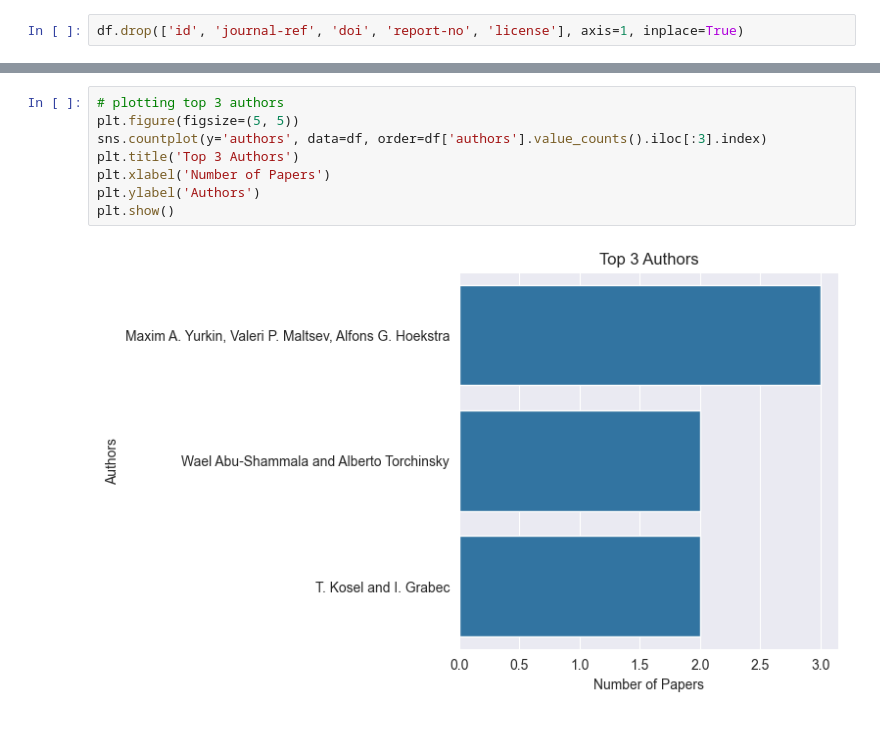
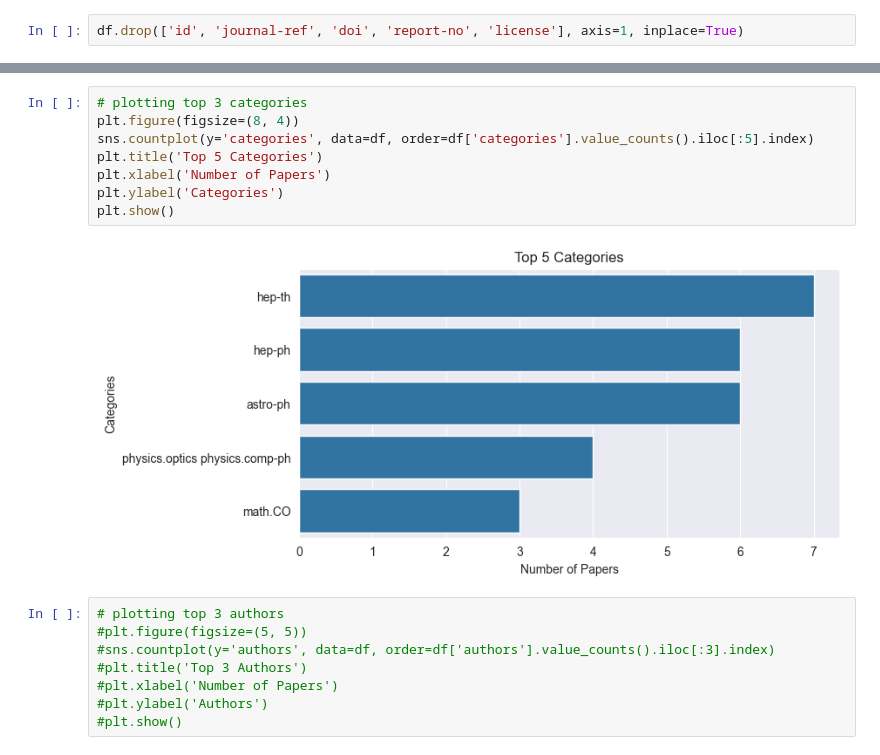
Before and after one commit to Phillus1999/data_science_2, a Jupyter notebook: projects/uebung_5/eda_daniel.ipynb, the cells around one changed output, grey strips where cells are left out. Saved outputs shown, nothing was run; the diff lists cells and outputs as text.

Commit message:
eda daniel added plots

```diff
--- a/projects/uebung_5/eda_daniel.ipynb
+++ b/projects/uebung_5/eda_daniel.ipynb
@@ -120,10 +138,18 @@ plt.show()
+# %%
+# plotting top 3 categories
+plt.figure(figsize=(8, 4))
+sns.countplot(y='categories', data=df, order=df['categories'].value_counts().iloc[:5].index)
+plt.title('Top 5 Categories')
+plt.xlabel('Number of Papers')
+plt.ylabel('Categories')
+plt.show()
+# %% [output]
+[figure, added]
 # %%
 # plotting top 3 authors
-plt.figure(figsize=(5, 5))
-sns.countplot(y='authors', data=df, order=df['authors'].value_counts().iloc[:3].index)
-plt.title('Top 3 Authors')
-plt.xlabel('Number of Papers')
-plt.ylabel('Authors')
-plt.show()
+#plt.figure(figsize=(5, 5))
+#sns.countplot(y='authors', data=df, order=df['authors'].value_counts().iloc[:3].index)
+#plt.title('Top 3 Authors')
+#plt.xlabel('Number of Papers')
+#plt.ylabel('Authors')
+#plt.show()
-# %% [output]
-[figure, removed]
```
Also changed, not shown: parts of 5 cells of this notebook.
